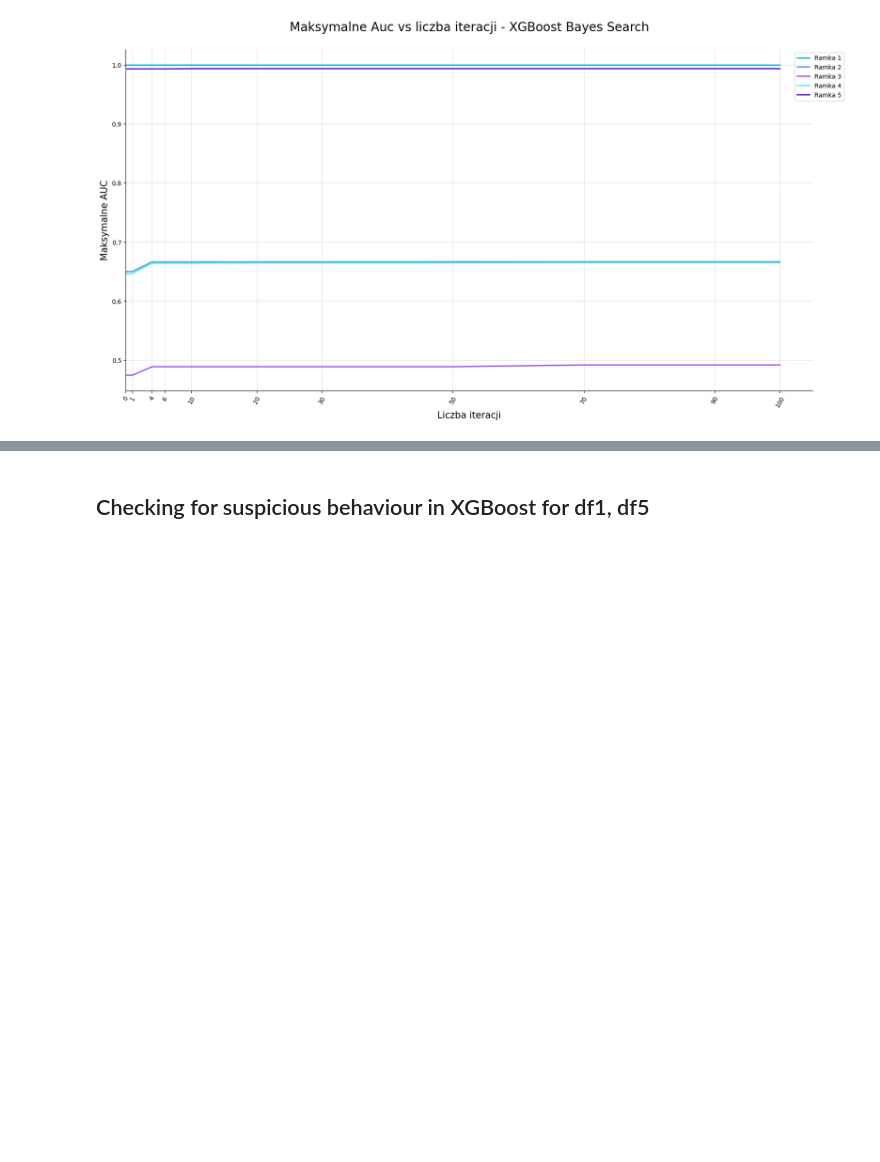
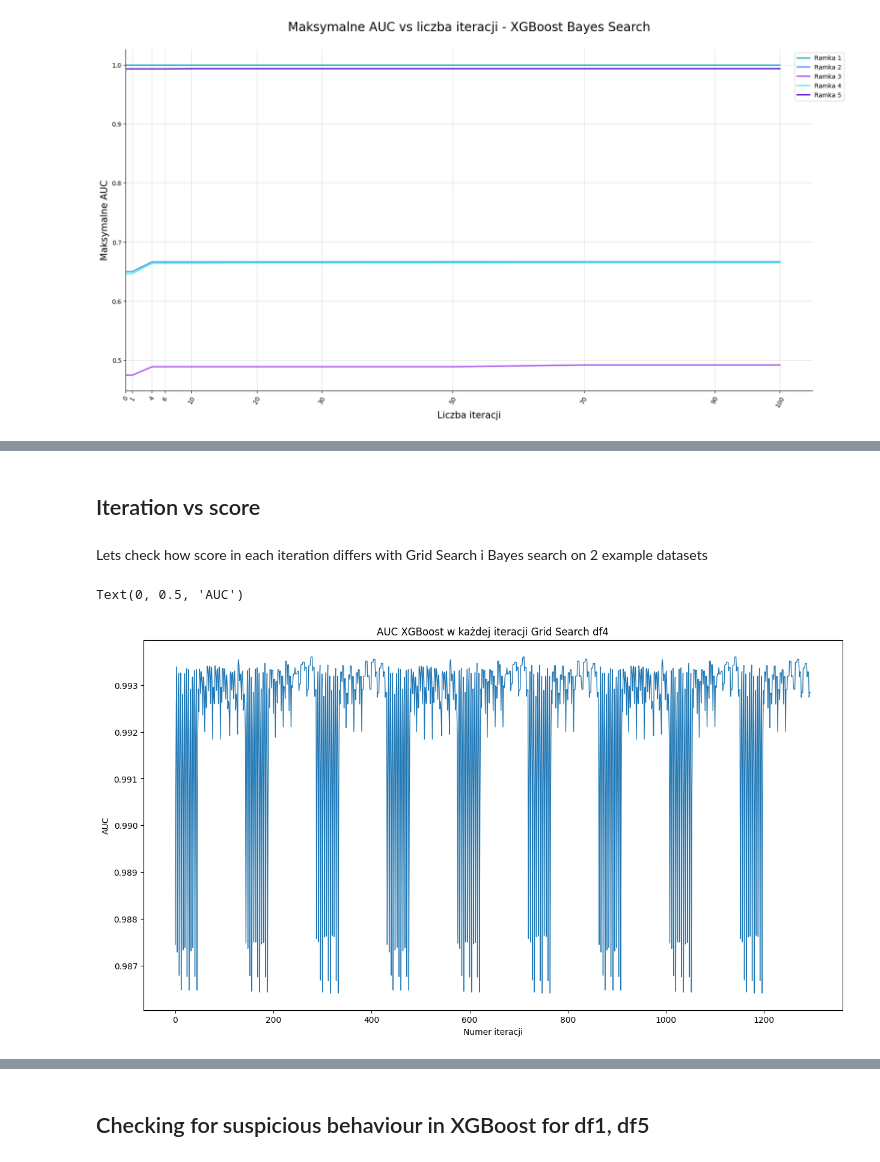
Before and after one commit to katarzynarogalska/Model-tunability, a Jupyter notebook: notebooks/tunability.ipynb, the cells around one changed output, grey strips where cells are left out. Drawn from its saved outputs; the diff is of its cells as text; code cells hidden in the pictures; blank space fills up the shorter version.

```diff
--- a/notebooks/tunability.ipynb
+++ b/notebooks/tunability.ipynb
@@ -318,0 +319,16 @@ plot_stability(log_all_params_bayes,[0,1,4,6,10,20,30,50,70,90,100], 'Maksymalne
+# %% [markdown]
+## Iteration vs score
+# %% [markdown]
+Lets check how score in each iteration differs with Grid Search i Bayes search on 2 example datasets
+# %%
+df = xg_all_params[xg_all_params['df_number'] == 4].reset_index()
+iteration_numbers = df.index  # To będą numery iteracji (wierszy)
+scores = df['mean_test_score']  # Wartości AUC dla tych iteracji
+plt.figure(figsize=(15,8))
+plt.plot(iteration_numbers, scores, linestyle='-', linewidth=1)
+plt.title('AUC XGBoost w każdej iteracji Grid Search df4')
+plt.xlabel('Numer iteracji')
+plt.ylabel('AUC')
+# %% [output]
+Text(0, 0.5, 'AUC')
+[figure, added]
```
Also changed, not shown: parts of 6 cells of this notebook.
